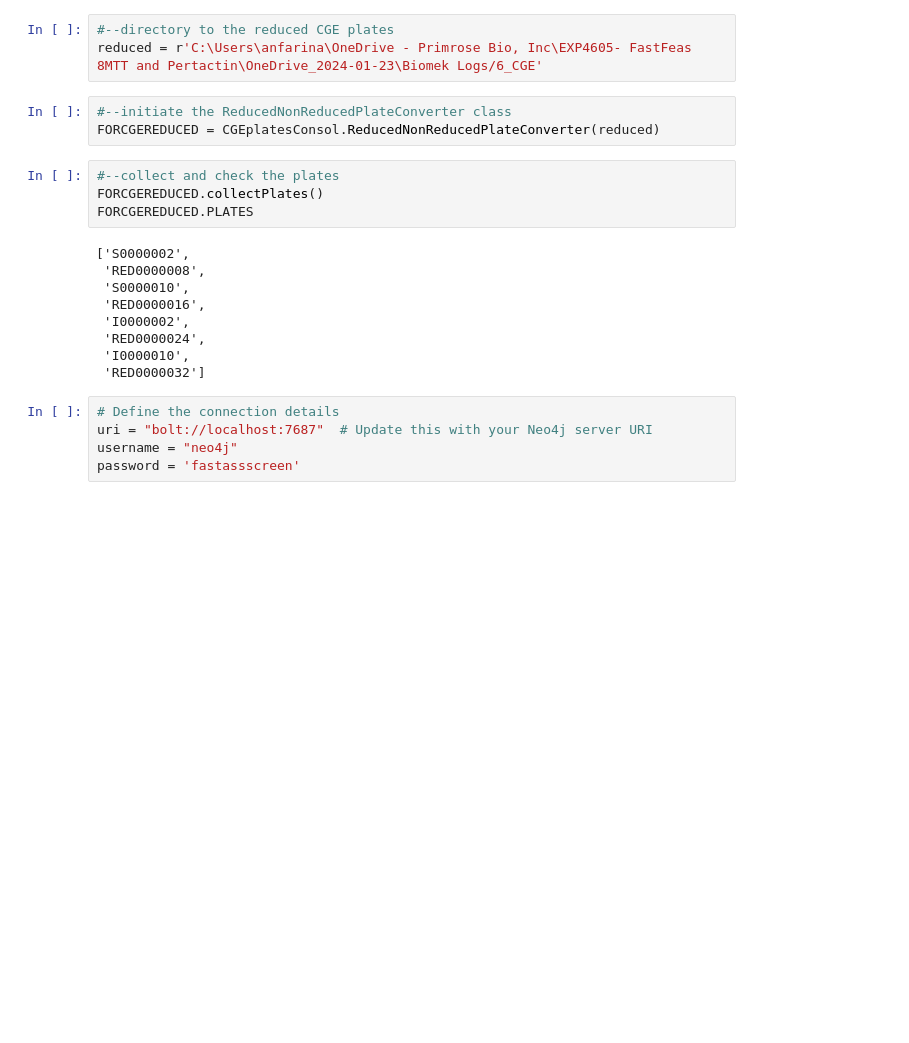
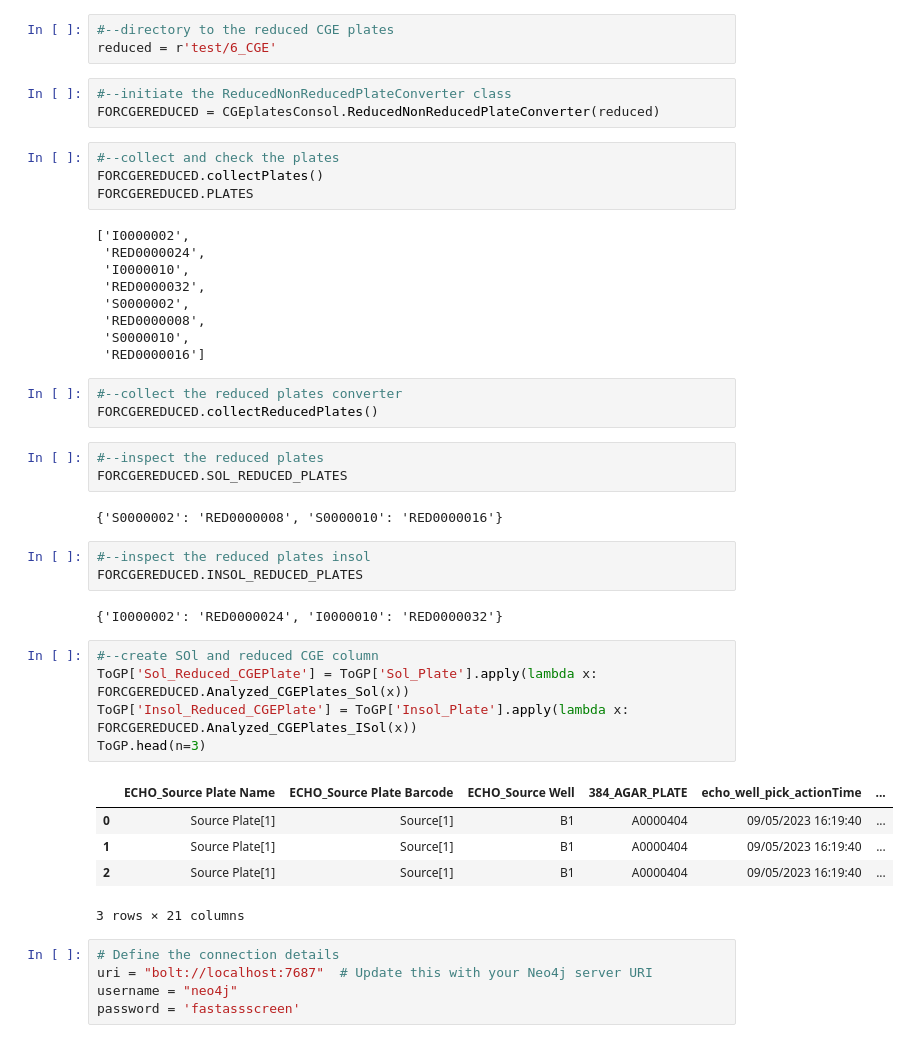
Before and after one commit to tonyageall/Automation-Consolidation, a Jupyter notebook: Package_Test.ipynb, the cells around one changed output. Drawn from its saved outputs; the diff is of its cells as text; blank space fills up the shorter version.

```diff
--- a/Package_Test.ipynb
+++ b/Package_Test.ipynb
@@ -116,6 +88,6 @@ ToGP.head(n=3)
 # %%
 #--directory to the reduced CGE plates
-reduced = r'C:\Users\anfarina\OneDrive - Primrose Bio, Inc\EXP4605- FastFeas 8MTT and Pertactin\OneDrive_2024-01-23\Biomek Logs/6_CGE'
+reduced = r'test/6_CGE'
 # %%
 #--initiate the ReducedNonReducedPlateConverter class
 FORCGEREDUCED = CGEplatesConsol.ReducedNonReducedPlateConverter(reduced)
@@ -124,14 +96,38 @@ FORCGEREDUCED = CGEplatesConsol.ReducedNonReducedPlateConverter(reduced)
 FORCGEREDUCED.collectPlates()
 FORCGEREDUCED.PLATES
 # %% [output]
-['S0000002',
+['I0000002',
+ 'RED0000024',
+ 'I0000010',
+ 'RED0000032',
+ 'S0000002',
  'RED0000008',
  'S0000010',
- 'RED0000016',
- 'I0000002',
- 'RED0000024',
- 'I0000010',
- 'RED0000032']
+ 'RED0000016']
+# %%
+#--collect the reduced plates converter
+FORCGEREDUCED.collectReducedPlates()
+# %%
+#--inspect the reduced plates
+FORCGEREDUCED.SOL_REDUCED_PLATES
+# %% [output]
+{'S0000002': 'RED0000008', 'S0000010': 'RED0000016'}
+# %%
+#--inspect the reduced plates insol
+FORCGEREDUCED.INSOL_REDUCED_PLATES
+# %% [output]
+{'I0000002': 'RED0000024', 'I0000010': 'RED0000032'}
+# %%
+#--create SOl and reduced CGE column
+ToGP['Sol_Reduced_CGEPlate'] = ToGP['Sol_Plate'].apply(lambda x: FORCGEREDUCED.Analyzed_CGEPlates_Sol(x))
+ToGP['Insol_Reduced_CGEPlate'] = ToGP['Insol_Plate'].apply(lambda x: FORCGEREDUCED.Analyzed_CGEPlates_ISol(x))
+ToGP.head(n=3)
+# %% [output]
+|  | ECHO_Source Plate Name | ECHO_Source Plate Barcode | ECHO_Source Well | 384_AGAR_PLATE | echo_well_pick_actionTime | ... |
+| 0 | Source Plate[1] | Source[1] | B1 | A0000404 | 09/05/2023 16:19:40 | ... |
+| 1 | Source Plate[1] | Source[1] | B1 | A0000404 | 09/05/2023 16:19:40 | ... |
+| 2 | Source Plate[1] | Source[1] | B1 | A0000404 | 09/05/2023 16:19:40 | ... |
+3 rows × 21 columns
 # %%
 # Define the connection details
 uri = "bolt://localhost:7687"  # Update this with your Neo4j server URI
```
Also changed, not shown: parts of 17 cells of this notebook, 2 other files.
